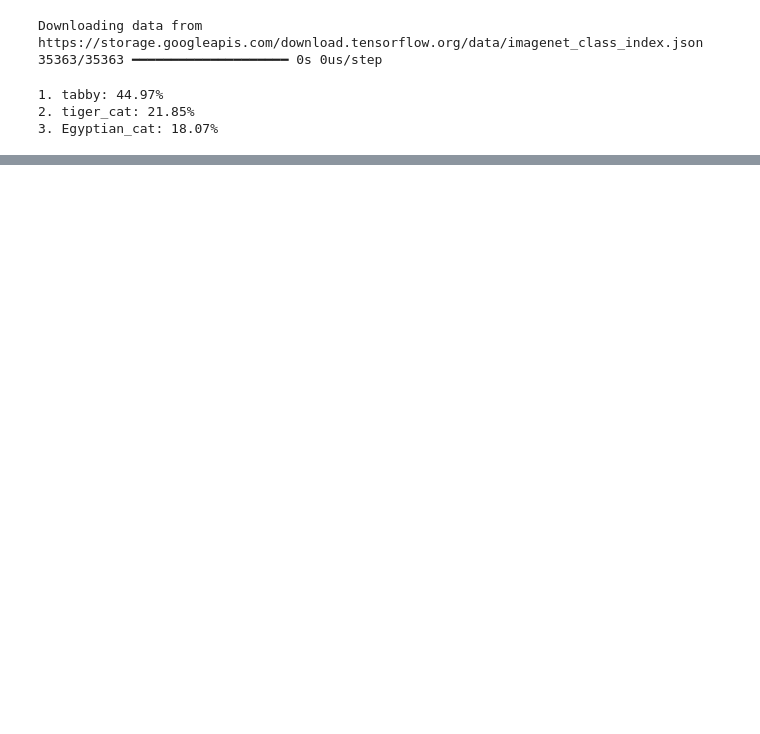
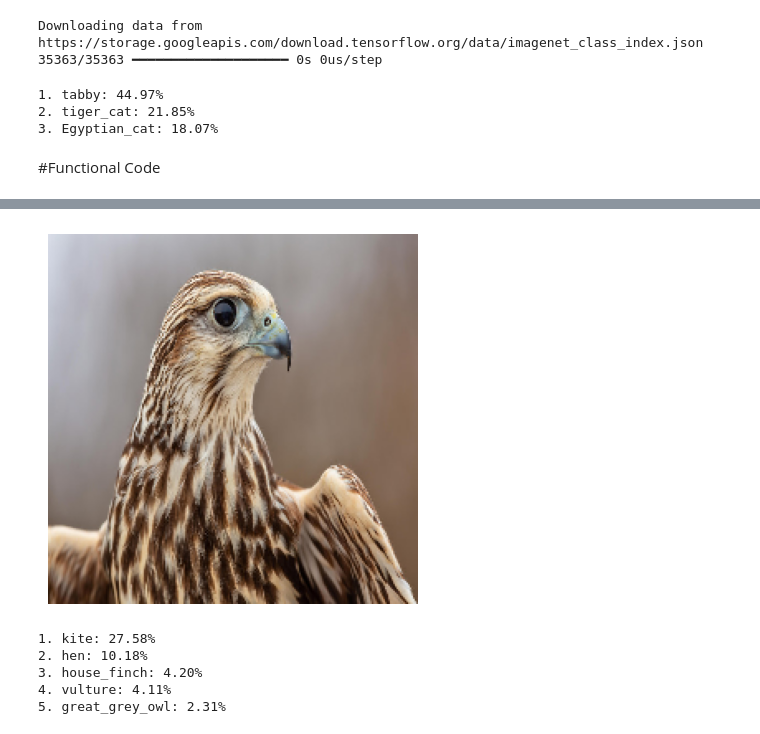
Before and after one commit to Saifullah785/deep-learning-projects, a Jupyter notebook: Project_10_Image_Classification_with_MobileNetV2/Project_10_Image_Classification_with_MobileNetV2.ipynb, the cells around one changed output, grey strips where cells are left out. Cells and saved outputs as stored; diff of their text form; code cells hidden in the pictures; blank space fills up the shorter version.

Commit message:
Created using Colab while working and practicing the code on Project_10_Image_Classification_with_MobileNetV2

```diff
--- a/Project_10_Image_Classification_with_MobileNetV2/Project_10_Image_Classification_with_MobileNetV2.ipynb
+++ b/Project_10_Image_Classification_with_MobileNetV2/Project_10_Image_Classification_with_MobileNetV2.ipynb
@@ -42,3 +42,31 @@ for i, (imagenet_id, label, score) in enumerate(decoded_predictions):
 1. tabby: 44.97%
 2. tiger_cat: 21.85%
 3. Egyptian_cat: 18.07%
+# %% [markdown]
+#Functional Code
+# %%
+def predict_image_class(img_path):
+
+  img = image.load_img(img_path, target_size=(224, 224))
+  img_array = image.img_to_array(img)
+  img_array = np.expand_dims(img_array, axis=0)
+  img_array = preprocess_input(img_array)
+
+  # Predict the class of the image
+  predictions = model.predict(img_array)
+
+  # Decode the predictions into class names
+  decoded_predictions = decode_predictions(predictions, top=5)[0]
+
+  #Display the image
+  plt.imshow(img)
+  plt.axis('off')
+  plt.show()
+
+  # Display the top3 predictions with their scores
+  for i, (imagenet_id, label, score) in enumerate(decoded_predictions):
+    print(f"{i + 1}. {label}: {score * 100:.2f}%")
+# %%
+img_path = "/content/falcon.jpg"
+predict_image_class(img_path)
+# %% [output]
@@ -44,0 +74,6 @@ for i, (imagenet_id, label, score) in enumerate(decoded_predictions):
+[figure, added]
+1. kite: 27.58%
+2. hen: 10.18%
+3. house_finch: 4.20%
+4. vulture: 4.11%
+5. great_grey_owl: 2.31%
```
Also changed, not shown: parts of 4 cells of this notebook.
